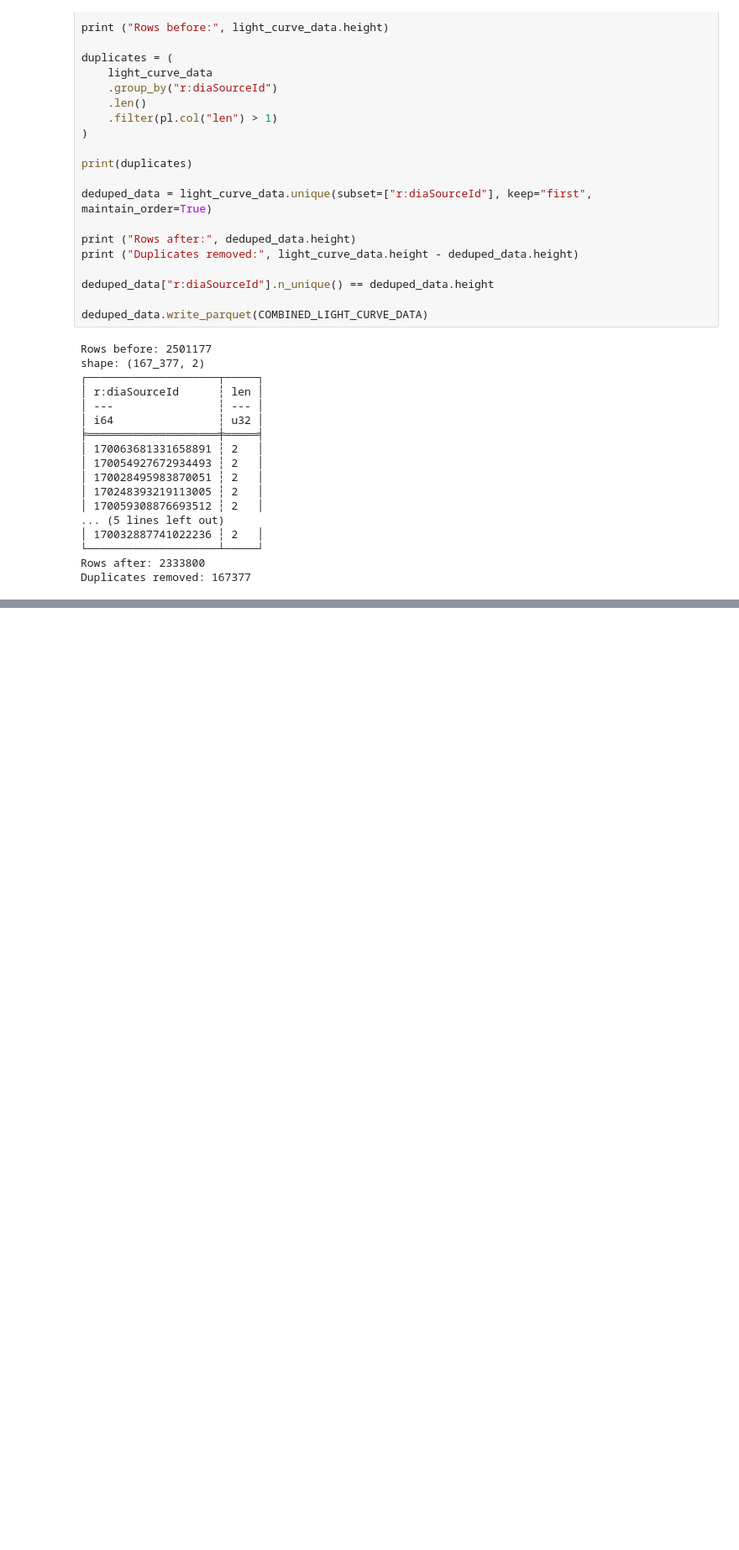
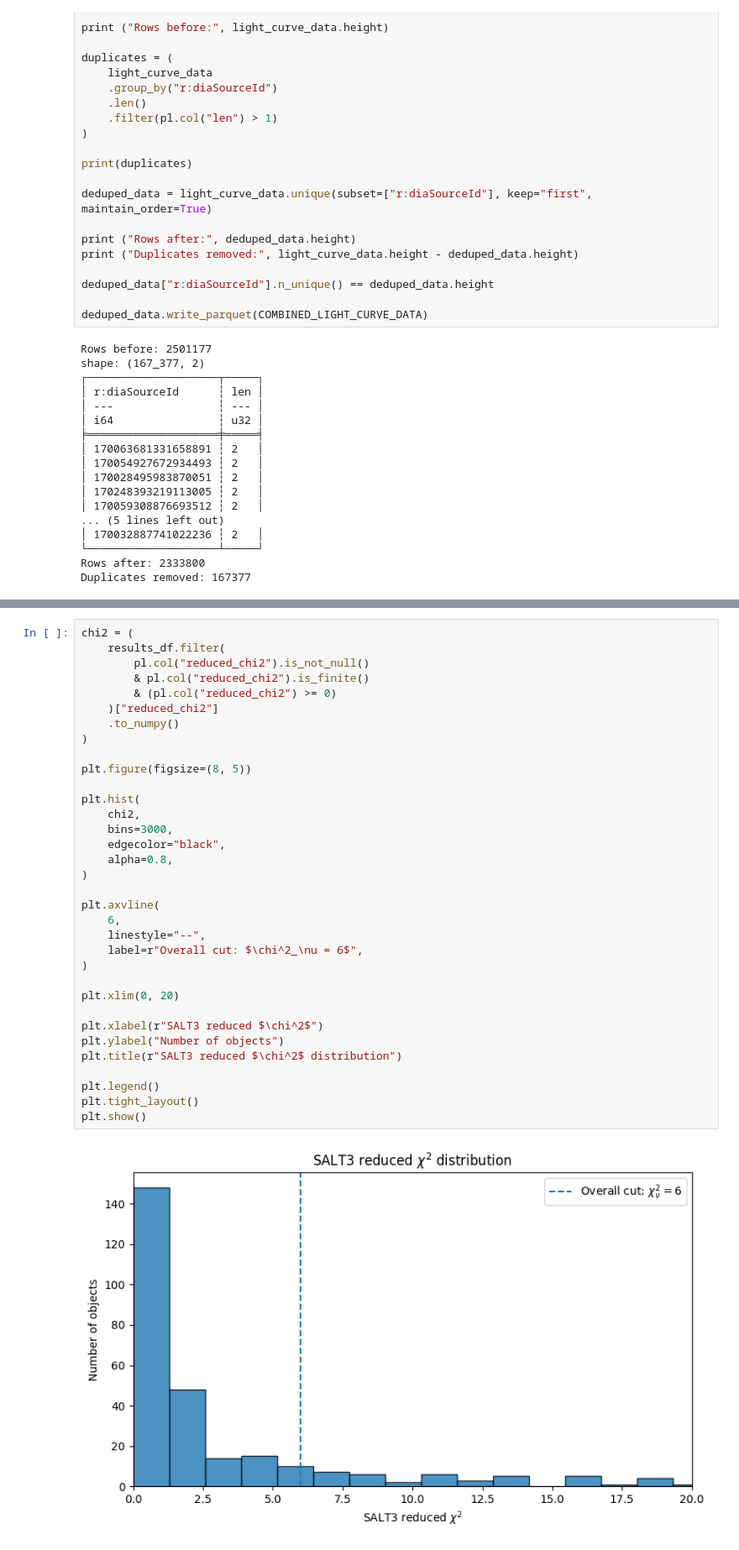
Before and after one commit to Webd0g/Honours_Project, a Jupyter notebook: notebooks/draft_scripts_and_small_scripts.ipynb, the cells around one changed output, grey strips where cells are left out. Shown at 84% size. Drawn from its saved outputs; the diff is of its cells as text; blank space fills up the shorter version.

```diff
--- a/notebooks/draft_scripts_and_small_scripts.ipynb
+++ b/notebooks/draft_scripts_and_small_scripts.ipynb
@@ -1713,0 +1823,36 @@ shape: (35, 19)
+# %%
+chi2 = (
+    results_df.filter(
+        pl.col("reduced_chi2").is_not_null()
+        & pl.col("reduced_chi2").is_finite()
+        & (pl.col("reduced_chi2") >= 0)
+    )["reduced_chi2"]
+    .to_numpy()
+)
+
+plt.figure(figsize=(8, 5))
+
+plt.hist(
+    chi2,
+    bins=3000,
+    edgecolor="black",
+    alpha=0.8,
+)
+
+plt.axvline(
+    6,
+    linestyle="--",
+    label=r"Overall cut: $\chi^2_\nu = 6$",
+)
+
+plt.xlim(0, 20)
+
+plt.xlabel(r"SALT3 reduced $\chi^2$")
+plt.ylabel("Number of objects")
+plt.title(r"SALT3 reduced $\chi^2$ distribution")
+
+plt.legend()
+plt.tight_layout()
+plt.show()
+# %% [output]
+[figure, added]
```
Also changed, not shown: parts of 2 cells of this notebook, 4 other files.
